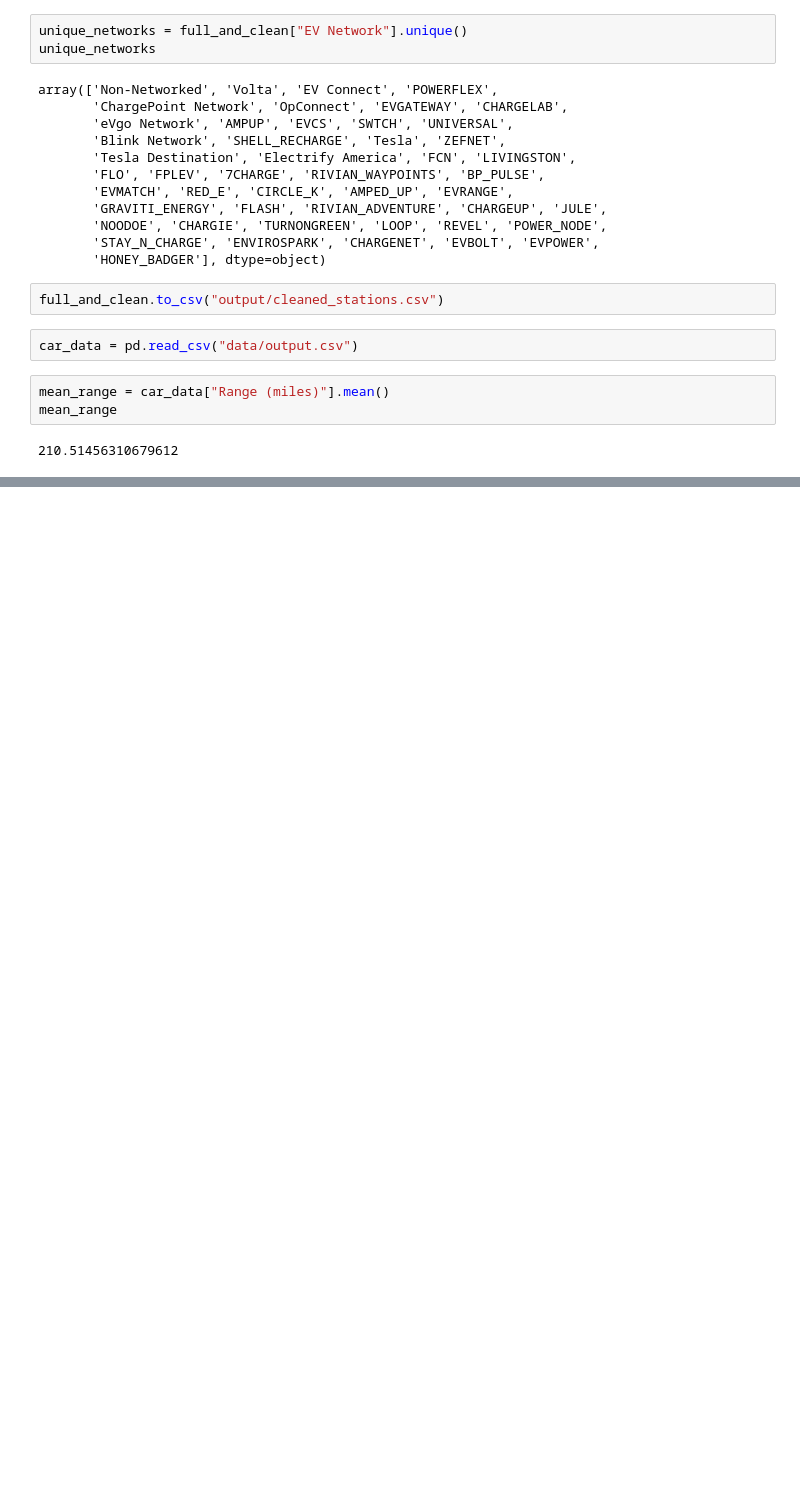
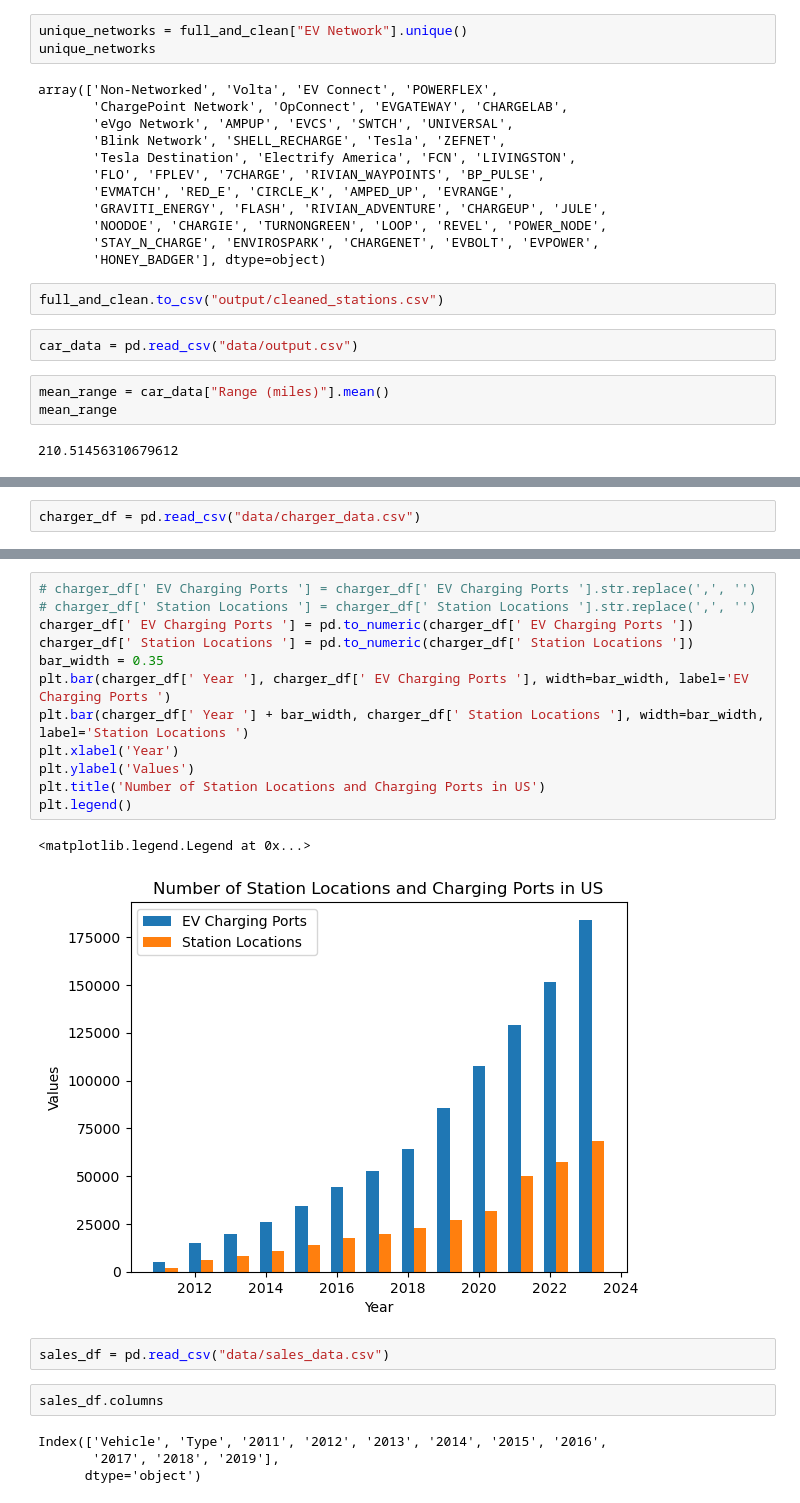
Before and after one commit to andymatsuura/ev-across-america, a Jupyter notebook: AM_notebook.ipynb, the cells around one changed output, grey strips where cells are left out. Saved outputs shown, nothing was run; the diff lists cells and outputs as text; blank space fills up the shorter version.

```diff
--- a/AM_notebook.ipynb
+++ b/AM_notebook.ipynb
@@ -63,0 +75,2 @@ mean_range
+# %%
+charger_df = pd.read_csv("data/charger_data.csv")
@@ -63,0 +81,23 @@ mean_range
+# %%
+# charger_df[' EV Charging Ports '] = charger_df[' EV Charging Ports '].str.replace(',', '')
+# charger_df[' Station Locations '] = charger_df[' Station Locations '].str.replace(',', '')
+charger_df[' EV Charging Ports '] = pd.to_numeric(charger_df[' EV Charging Ports '])
+charger_df[' Station Locations '] = pd.to_numeric(charger_df[' Station Locations '])
+bar_width = 0.35
+plt.bar(charger_df[' Year '], charger_df[' EV Charging Ports '], width=bar_width, label='EV Charging Ports ')
+plt.bar(charger_df[' Year '] + bar_width, charger_df[' Station Locations '], width=bar_width, label='Station Locations ')
+plt.xlabel('Year')
+plt.ylabel('Values')
+plt.title('Number of Station Locations and Charging Ports in US')
+plt.legend()
+# %% [output]
+<matplotlib.legend.Legend at 0x...>
+[figure, added]
+# %%
+sales_df = pd.read_csv("data/sales_data.csv")
+# %%
+sales_df.columns
+# %% [output]
+Index(['Vehicle', 'Type', '2011', '2012', '2013', '2014', '2015', '2016',
+       '2017', '2018', '2019'],
+      dtype='object')
```
Also changed, not shown: parts of 7 cells of this notebook, 4 other files.
